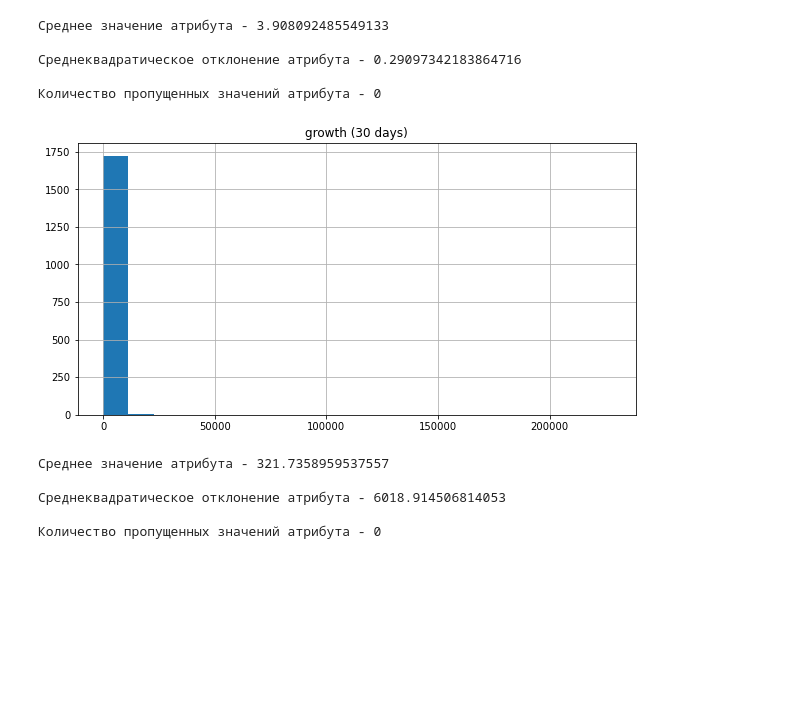
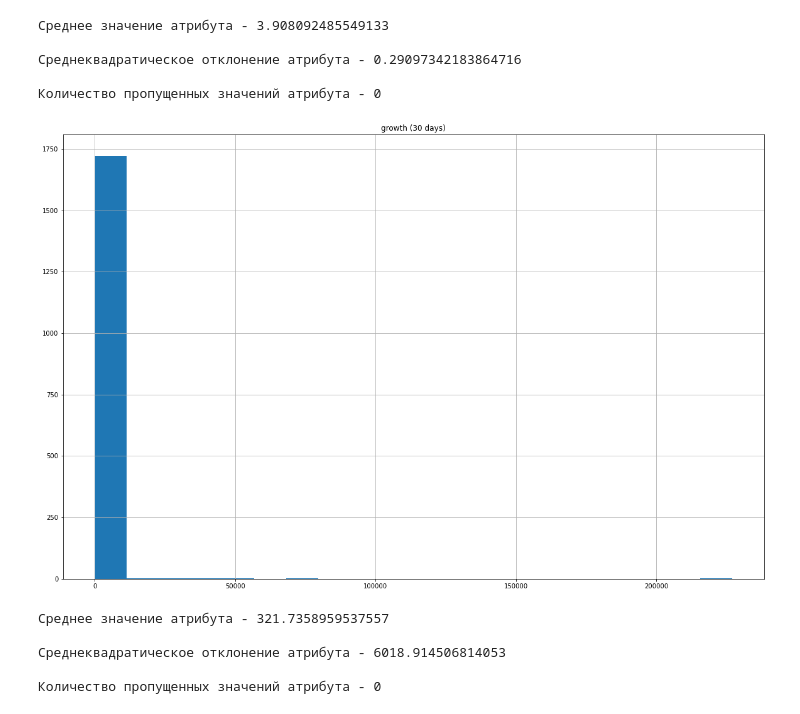
Before and after one commit to Longdaay/Lab-1-9893-Leushkin-SM, a Jupyter notebook: Lab 1, 9893, Leushkin SM.ipynb, the cells around one changed output. Saved outputs shown, nothing was run; the diff lists cells and outputs as text; code cells hidden in the pictures; blank space fills up the shorter version.

```diff
--- a/Lab 1, 9893, Leushkin SM.ipynb
+++ b/Lab 1, 9893, Leushkin SM.ipynb
@@ -83,15 +83,15 @@ print(f'Количество пропущенных значений атриб
 # %%
 # growth (30 days)
 mean_growth30days = df['growth (30 days)'].mean()
 sd_growth30days = df['growth (30 days)'].std(ddof=1)
 amount_na_growth30days = df['growth (30 days)'].isna().sum()
 
-plt.figure(figsize=(10,5))
+plt.figure(figsize=(20,13))
 plt.grid(True)
 plt.title('growth (30 days)')
 plt.hist(df['growth (30 days)'], bins = 20);
 # %% [output]
-[figure, old version]
+[figure, new version]
 # %%
 print(f'Среднее значение атрибута - {mean_growth30days}\n')
 print(f'Среднеквадратическое отклонение атрибута - {sd_growth30days}\n')
```
Also changed, not shown: parts of 3 cells of this notebook, 1 other file.
